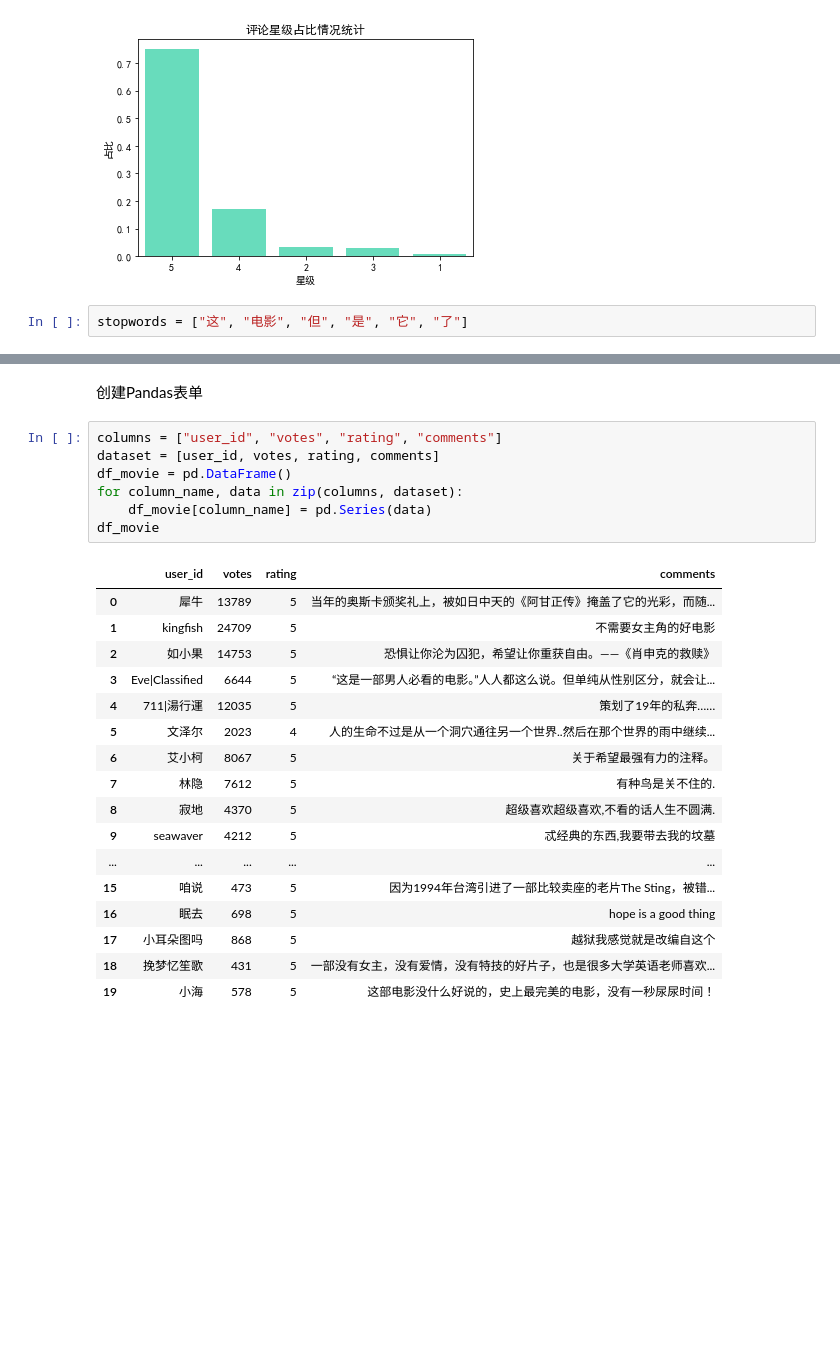
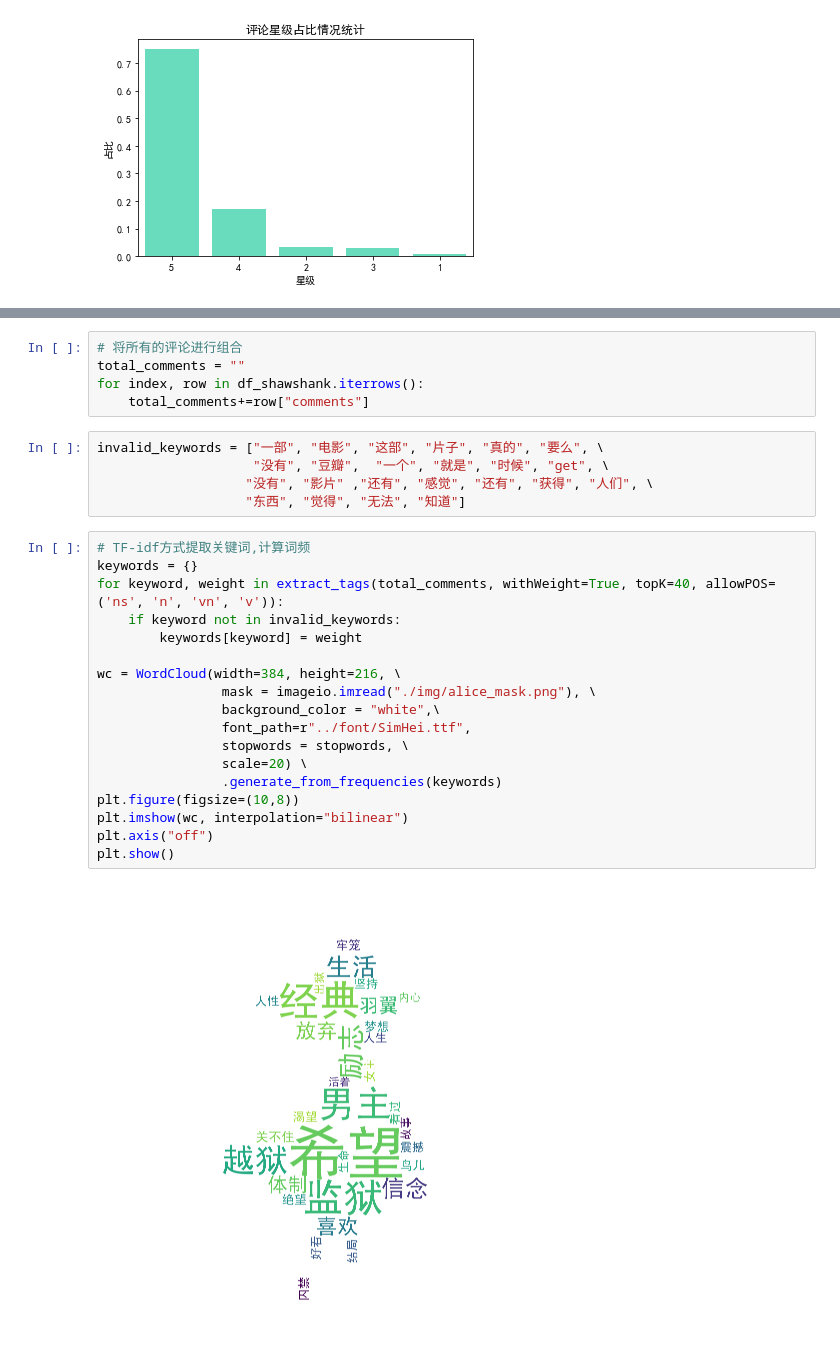
Before and after one commit to DepInjoy/DM, a Jupyter notebook: jupyters/The_Shawshank_Redemption.ipynb, the cells around one changed output, grey strips where cells are left out. Drawn from its saved outputs; the diff is of its cells as text; blank space fills up the shorter version.

```diff
--- a/jupyters/The_Shawshank_Redemption.ipynb
+++ b/jupyters/The_Shawshank_Redemption.ipynb
@@ -119,5 +125,3 @@ plt.title("评论星级占比情况统计")
 # %% [output]
 Text(0.5,1,'评论星级占比情况统计')
 [figure]
-# %%
-stopwords = ["这", "电影", "但", "是", "它", "了"]
@@ -227,27 +128,30 @@ comments
-# %% [markdown]
-创建Pandas表单
-# %%
-columns = ["user_id", "votes", "rating", "comments"]
-dataset = [user_id, votes, rating, comments]
-df_movie = pd.DataFrame()
-for column_name, data in zip(columns, dataset):
-    df_movie[column_name] = pd.Series(data)
-df_movie
-# %% [output]
-|  | user_id | votes | rating | comments |
-| 0 | 犀牛 | 13789 | 5 | 当年的奥斯卡颁奖礼上，被如日中天的《阿甘正传》掩盖了它的光彩，而随... |
-| 1 | kingfish | 24709 | 5 | 不需要女主角的好电影 |
-| 2 | 如小果 | 14753 | 5 | 恐惧让你沦为囚犯，希望让你重获自由。——《肖申克的救赎》 |
-| 3 | Eve|Classified | 6644 | 5 | “这是一部男人必看的电影。”人人都这么说。但单纯从性别区分，就会让... |
-| 4 | 711|湯行運 | 12035 | 5 | 策划了19年的私奔…… |
-| 5 | 文泽尔 | 2023 | 4 | 人的生命不过是从一个洞穴通往另一个世界..然后在那个世界的雨中继续... |
-| 6 | 艾小柯 | 8067 | 5 | 关于希望最强有力的注释。 |
-| 7 | 林隐 | 7612 | 5 | 有种鸟是关不住的. |
-| 8 | 寂地 | 4370 | 5 | 超级喜欢超级喜欢,不看的话人生不圆满. |
-| 9 | seawaver | 4212 | 5 | 忒经典的东西,我要带去我的坟墓 |
-| ... | ... | ... | ... | ... |
-| 15 | 咱说 | 473 | 5 | 因为1994年台湾引进了一部比较卖座的老片The Sting，被错... |
-| 16 | 眠去 | 698 | 5 | hope is a good thing |
-| 17 | 小耳朵图吗 | 868 | 5 | 越狱我感觉就是改编自这个 |
-| 18 | 挽梦忆笙歌 | 431 | 5 | 一部没有女主，没有爱情，没有特技的好片子，也是很多大学英语老师喜欢... |
-| 19 | 小海 | 578 | 5 | 这部电影没什么好说的，史上最完美的电影，没有一秒尿尿时间！ |
+# %%
+# 将所有的评论进行组合
+total_comments = ""
+for index, row in df_shawshank.iterrows():
+    total_comments+=row["comments"]
+# %%
+invalid_keywords = ["一部", "电影", "这部", "片子", "真的", "要么", \
+                    "没有", "豆瓣",  "一个", "就是", "时候", "get", \
+                   "没有", "影片" ,"还有", "感觉", "还有", "获得", "人们", \
+                   "东西", "觉得", "无法", "知道"]
+# %%
+# TF-idf方式提取关键词,计算词频
+keywords = {}
+for keyword, weight in extract_tags(total_comments, withWeight=True, topK=40, allowPOS=('ns', 'n', 'vn', 'v')):
+    if keyword not in invalid_keywords:
+        keywords[keyword] = weight
+
+wc = WordCloud(width=384, height=216, \
+                mask = imageio.imread("./img/alice_mask.png"), \
+                background_color = "white",\
+                font_path=r"../font/SimHei.ttf",
+                stopwords = stopwords, \
+                scale=20) \
+                .generate_from_frequencies(keywords)
+plt.figure(figsize=(10,8))
+plt.imshow(wc, interpolation="bilinear")
+plt.axis("off")
+plt.show()
+# %% [output]
+[figure, added]
```
Also changed, not shown: parts of 10 cells of this notebook, 2 other files.
